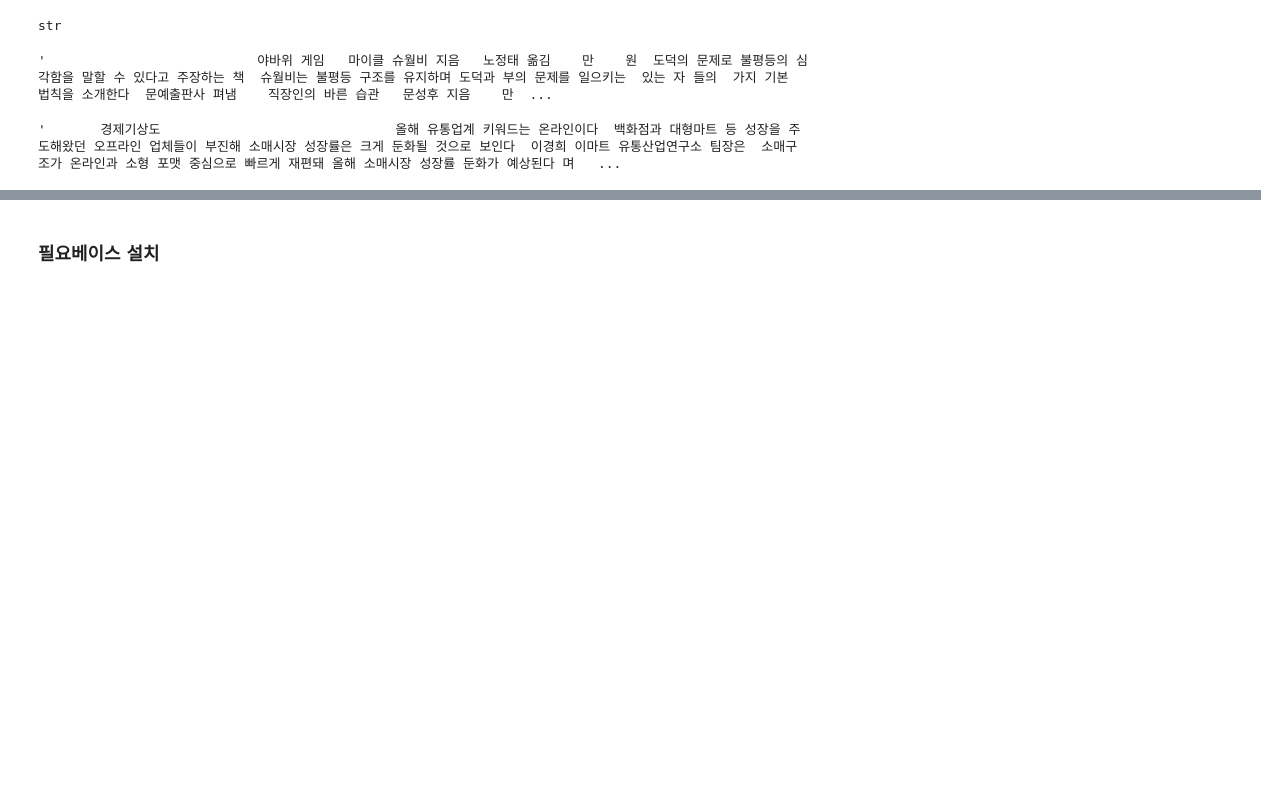
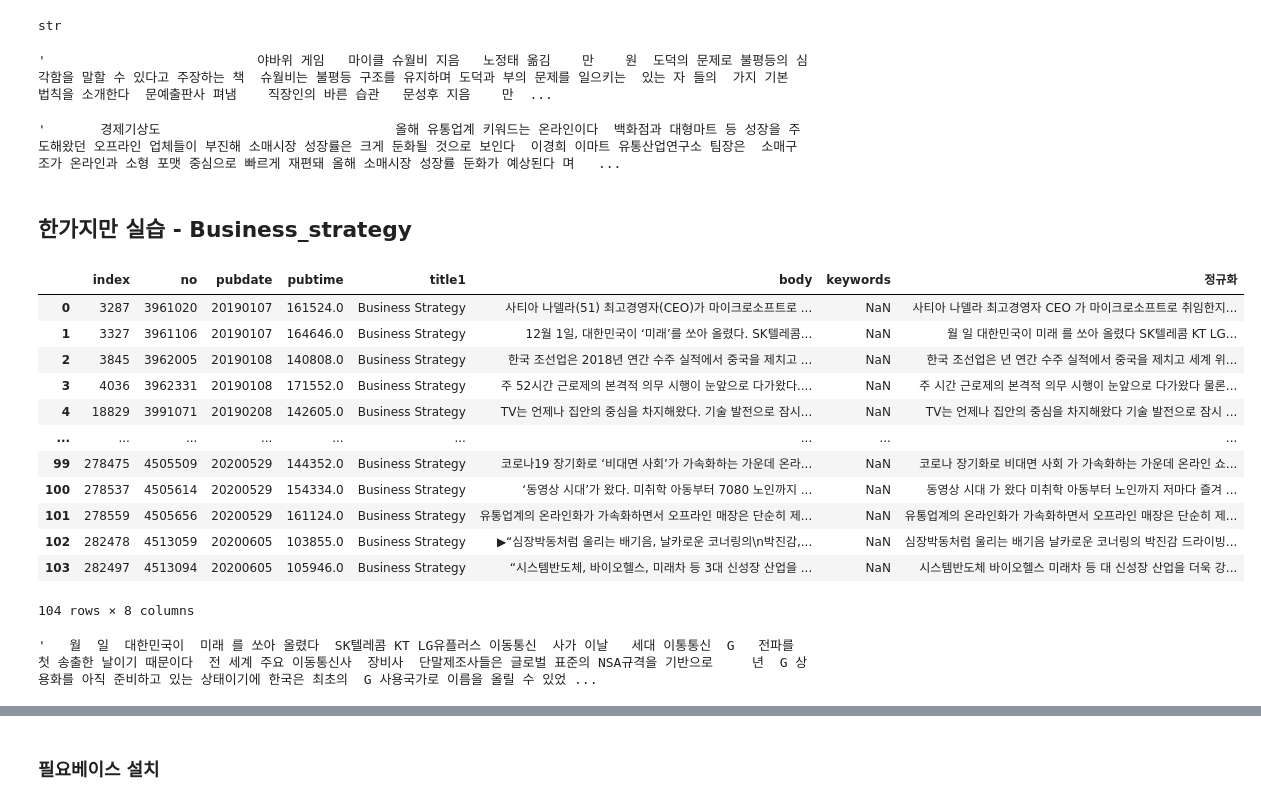
Before and after one commit to leenago/Projects, a Jupyter notebook: KDX/MBN_뉴스데이터__현경.ipynb, the cells around one changed output, grey strips where cells are left out. Cells and saved outputs as stored; diff of their text form; code cells hidden in the pictures; blank space fills up the shorter version.

```diff
--- a/KDX/MBN_뉴스데이터__현경.ipynb
+++ b/KDX/MBN_뉴스데이터__현경.ipynb
@@ -114,3 +128,27 @@ new_mk['정규화'] = news_sub
 new_mk['정규화'][10]
 # %% [output]
 '       경제기상도                              올해 유통업계 키워드는 온라인이다  백화점과 대형마트 등 성장을 주도해왔던 오프라인 업체들이 부진해 소매시장 성장률은 크게 둔화될 것으로 보인다  이경희 이마트 유통산업연구소 팀장은  소매구조가 온라인과 소형 포맷 중심으로 빠르게 재편돼 올해 소매시장 성장률 둔화가 예상된다 며   ...
+# %% [markdown]
+## 한가지만 실습 - Business_strategy
+# %%
+Business_strategy = new_mk[new_mk.title1=='Business Strategy']
+Business_strategy.reset_index(inplace=True)
+Business_strategy
+# %% [output]
+|  | index | no | pubdate | pubtime | title1 | body | keywords | 정규화 |
+| 0 | 3287 | 3961020 | 20190107 | 161524.0 | Business Strategy | 사티아 나델라(51) 최고경영자(CEO)가 마이크로소프트로 ... | NaN | 사티아 나델라 최고경영자 CEO 가 마이크로소프트로 취임한지... |
+| 1 | 3327 | 3961106 | 20190107 | 164646.0 | Business Strategy | 12월 1일, 대한민국이 ‘미래’를 쏘아 올렸다. SK텔레콤... | NaN | 월 일 대한민국이 미래 를 쏘아 올렸다 SK텔레콤 KT LG... |
+| 2 | 3845 | 3962005 | 20190108 | 140808.0 | Business Strategy | 한국 조선업은 2018년 연간 수주 실적에서 중국을 제치고 ... | NaN | 한국 조선업은 년 연간 수주 실적에서 중국을 제치고 세계 위... |
+| 3 | 4036 | 3962331 | 20190108 | 171552.0 | Business Strategy | 주 52시간 근로제의 본격적 의무 시행이 눈앞으로 다가왔다.... | NaN | 주 시간 근로제의 본격적 의무 시행이 눈앞으로 다가왔다 물론... |
+| 4 | 18829 | 3991071 | 20190208 | 142605.0 | Business Strategy | TV는 언제나 집안의 중심을 차지해왔다. 기술 발전으로 잠시... | NaN | TV는 언제나 집안의 중심을 차지해왔다 기술 발전으로 잠시 ... |
+| ... | ... | ... | ... | ... | ... | ... | ... | ... |
+| 99 | 278475 | 4505509 | 20200529 | 144352.0 | Business Strategy | 코로나19 장기화로 ‘비대면 사회’가 가속화하는 가운데 온라... | NaN | 코로나 장기화로 비대면 사회 가 가속화하는 가운데 온라인 쇼... |
+| 100 | 278537 | 4505614 | 20200529 | 154334.0 | Business Strategy | ‘동영상 시대’가 왔다. 미취학 아동부터 7080 노인까지 ... | NaN | 동영상 시대 가 왔다 미취학 아동부터 노인까지 저마다 즐겨 ... |
+| 101 | 278559 | 4505656 | 20200529 | 161124.0 | Business Strategy | 유통업계의 온라인화가 가속화하면서 오프라인 매장은 단순히 제... | NaN | 유통업계의 온라인화가 가속화하면서 오프라인 매장은 단순히 제... |
+| 102 | 282478 | 4513059 | 20200605 | 103855.0 | Business Strategy | ▶“심장박동처럼 울리는 배기음, 날카로운 코너링의\n박진감,... | NaN | 심장박동처럼 울리는 배기음 날카로운 코너링의 박진감 드라이빙... |
+| 103 | 282497 | 4513094 | 20200605 | 105946.0 | Business Strategy | “시스템반도체, 바이오헬스, 미래차 등 3대 신성장 산업을 ... | NaN | 시스템반도체 바이오헬스 미래차 등 대 신성장 산업을 더욱 강... |
+104 rows × 8 columns
+# %%
+Business_strategy['정규화'][1]
+# %% [output]
+'   월  일  대한민국이  미래 를 쏘아 올렸다  SK텔레콤 KT LG유플러스 이동통신  사가 이날   세대 이통통신  G   전파를 첫 송출한 날이기 때문이다  전 세계 주요 이동통신사  장비사  단말제조사들은 글로벌 표준의 NSA규격을 기반으로     년  G 상용화를 아직 준비하고 있는 상태이기에 한국은 최초의  G 사용국가로 이름을 올릴 수 있었 ...
```
Also changed, not shown: parts of 20 cells of this notebook.
